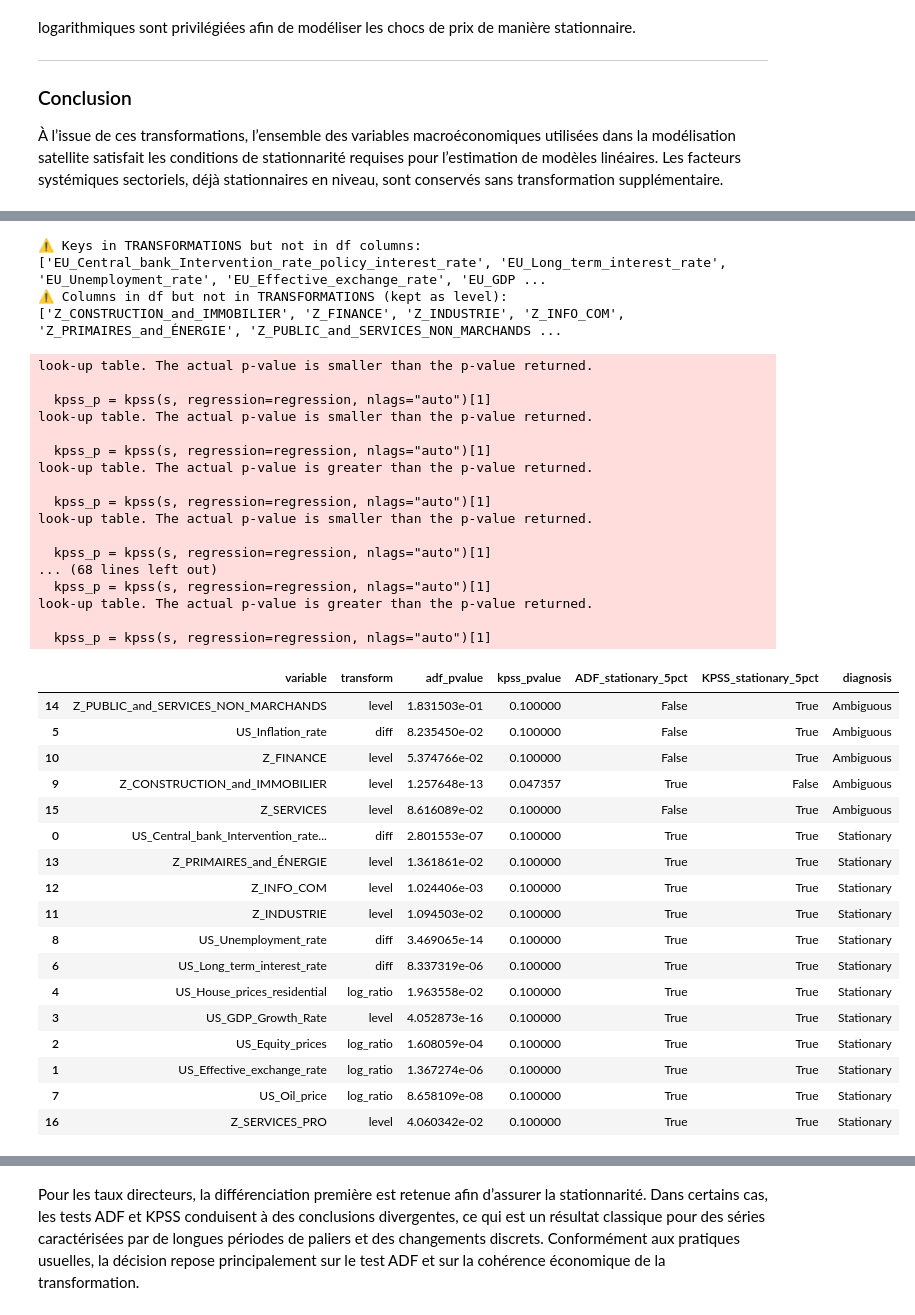
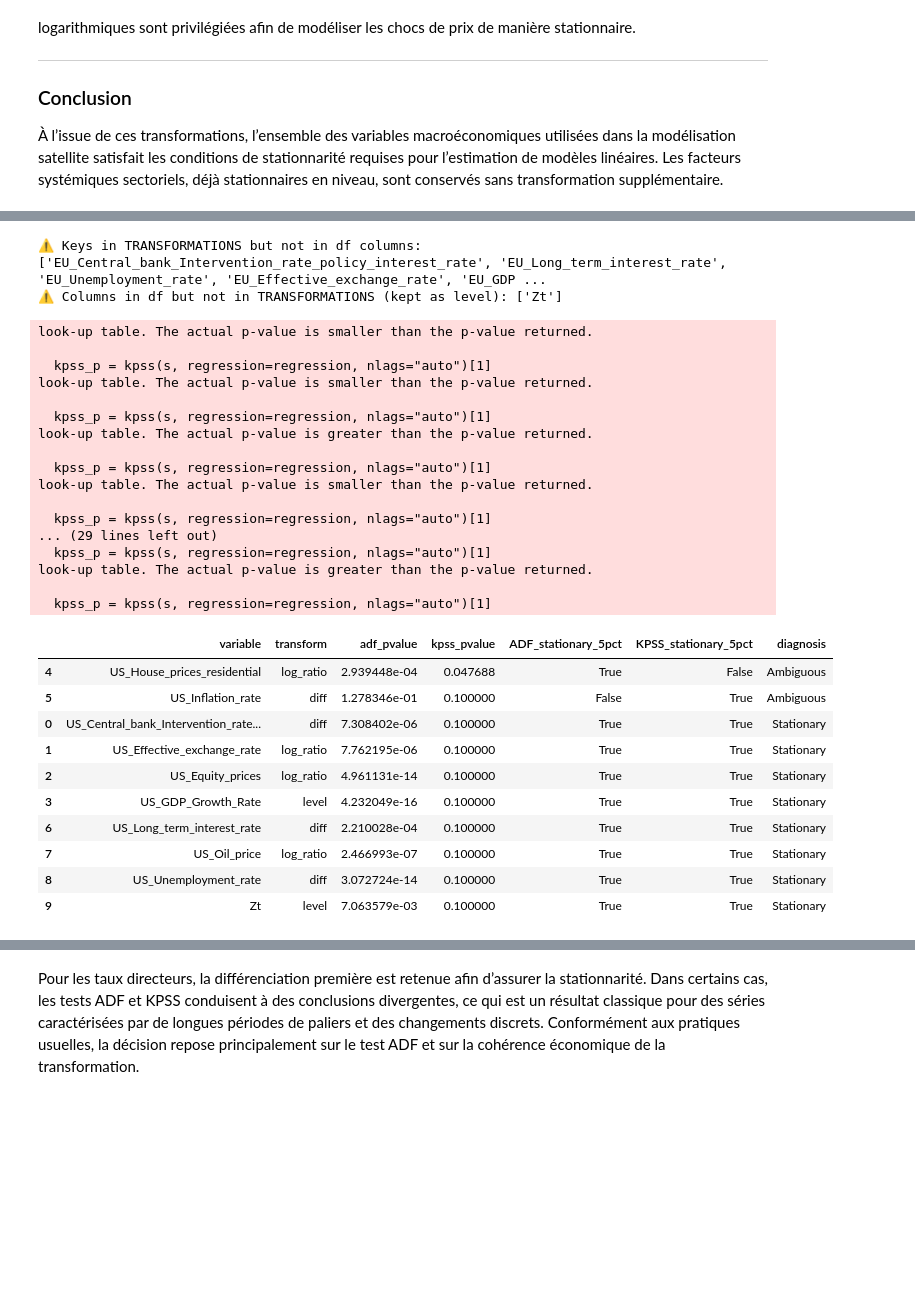
Before and after one commit to Celeste2405/PFE, a Jupyter notebook: model_averaging.ipynb, the cells around one changed output, grey strips where cells are left out. Drawn from its saved outputs; the diff is of its cells as text; code cells hidden in the pictures; blank space fills up the shorter version.

```diff
--- a/model_averaging.ipynb
+++ b/model_averaging.ipynb
@@ -303,0 +274,2 @@ df_full
+# %%
+df_full.index = pd.to_datetime([x[0] for x in df_full.index]).normalize()
@@ -452,5 +442,5 @@ def stationarity_tests_summary(
 # %%
-variables = df_full.columns.tolist()
+variables = df_full.columns.drop("quarter")# toutes sauf "quarter"
 stationarity_df = stationarity_tests_summary(df_full, variables)
 stationarity_df
 # %% [output]
@@ -556,4 +539,4 @@ Les prix des matières premières sont volatils et souvent non stationnaires en
 
 À l’issue de ces transformations, l’ensemble des variables macroéconomiques utilisées dans la modélisation satellite satisfait les conditions de stationnarité requises pour l’estimation de modèles linéaires. Les facteurs systémiques sectoriels, déjà stationnaires en niveau, sont conservés sans transformation supplémentaire.
 # %%
-df_filtre = df_full.loc["2011-04-01":"2024-01-01"]
+df_filtre = df_full.copy()
@@ -699,7 +702,7 @@ def stationarize_and_test(
     return out, before_df, after_df
 # %%
 # df_macro_wide : index = date_q, columns = variables
-out, before_df, after_df= stationarize_and_test(df_full, TRANSFORMATIONS)
+out, before_df, after_df= stationarize_and_test(df_full.drop(columns=["quarter"]), TRANSFORMATIONS)
 
 df_macro_stationary = after_df
 df_macro_stationary
@@ -852,49 +848,42 @@ def stationarize_and_test(
     return out, before_df, after_df
 # %%
 df_macro_stationary, tests_before, tests_after = stationarize_and_test(
-    df_full,
+    df_full.drop(columns=["quarter"]),
     TRANSFORMATIONS,
     alpha=0.05,
     add_prefix=False
 )
 
 df_macro_stationary.head()
 tests_after.sort_values("diagnosis").head(20)
 # %% [output]
 ⚠️ Keys in TRANSFORMATIONS but not in df columns: ['EU_Central_bank_Intervention_rate_policy_interest_rate', 'EU_Long_term_interest_rate', 'EU_Unemployment_rate', 'EU_Effective_exchange_rate', 'EU_GDP ...
-⚠️ Columns in df but not in TRANSFORMATIONS (kept as level): ['Z_CONSTRUCTION_and_IMMOBILIER', 'Z_FINANCE', 'Z_INDUSTRIE', 'Z_INFO_COM', 'Z_PRIMAIRES_and_ÉNERGIE', 'Z_PUBLIC_and_SERVICES_NON_MARCHANDS ...
+⚠️ Columns in df but not in TRANSFORMATIONS (kept as level): ['Zt']
 look-up table. The actual p-value is smaller than the p-value returned.
 
   kpss_p = kpss(s, regression=regression, nlags="auto")[1]
 look-up table. The actual p-value is smaller than the p-value returned.
 
   kpss_p = kpss(s, regression=regression, nlags="auto")[1]
 look-up table. The actual p-value is greater than the p-value returned.
 
   kpss_p = kpss(s, regression=regression, nlags="auto")[1]
 look-up table. The actual p-value is smaller than the p-value returned.
 
   kpss_p = kpss(s, regression=regression, nlags="auto")[1]
-... (68 lines left out)
+... (29 lines left out)
   kpss_p = kpss(s, regression=regression, nlags="auto")[1]
 look-up table. The actual p-value is greater than the p-value returned.
 
   kpss_p = kpss(s, regression=regression, nlags="auto")[1]
 |  | variable | transform | adf_pvalue | kpss_pvalue | ADF_stationary_5pct | KPSS_stationary_5pct | diagnosis |
-| 14 | Z_PUBLIC_and_SERVICES_NON_MARCHANDS | level | 1.831503e-01 | 0.100000 | False | True | Ambiguous |
-| 5 | US_Inflation_rate | diff | 8.235450e-02 | 0.100000 | False | True | Ambiguous |
-| 10 | Z_FINANCE | level | 5.374766e-02 | 0.100000 | False | True | Ambiguous |
-| 9 | Z_CONSTRUCTION_and_IMMOBILIER | level | 1.257648e-13 | 0.047357 | True | False | Ambiguous |
-| 15 | Z_SERVICES | level | 8.616089e-02 | 0.100000 | False | True | Ambiguous |
-| 0 | US_Central_bank_Intervention_rate... | diff | 2.801553e-07 | 0.100000 | True | True | Stationary |
-| 13 | Z_PRIMAIRES_and_ÉNERGIE | level | 1.361861e-02 | 0.100000 | True | True | Stationary |
-| 12 | Z_INFO_COM | level | 1.024406e-03 | 0.100000 | True | True | Stationary |
-| 11 | Z_INDUSTRIE | level | 1.094503e-02 | 0.100000 | True | True | Stationary |
-| 8 | US_Unemployment_rate | diff | 3.469065e-14 | 0.100000 | True | True | Stationary |
-| 6 | US_Long_term_interest_rate | diff | 8.337319e-06 | 0.100000 | True | True | Stationary |
-| 4 | US_House_prices_residential | log_ratio | 1.963558e-02 | 0.100000 | True | True | Stationary |
-| 3 | US_GDP_Growth_Rate | level | 4.052873e-16 | 0.100000 | True | True | Stationary |
-| 2 | US_Equity_prices | log_ratio | 1.608059e-04 | 0.100000 | True | True | Stationary |
-| 1 | US_Effective_exchange_rate | log_ratio | 1.367274e-06 | 0.100000 | True | True | Stationary |
-| 7 | US_Oil_price | log_ratio | 8.658109e-08 | 0.100000 | True | True | Stationary |
-| 16 | Z_SERVICES_PRO | level | 4.060342e-02 | 0.100000 | True | True | Stationary |
+| 4 | US_House_prices_residential | log_ratio | 2.939448e-04 | 0.047688 | True | False | Ambiguous |
+| 5 | US_Inflation_rate | diff | 1.278346e-01 | 0.100000 | False | True | Ambiguous |
+| 0 | US_Central_bank_Intervention_rate... | diff | 7.308402e-06 | 0.100000 | True | True | Stationary |
+| 1 | US_Effective_exchange_rate | log_ratio | 7.762195e-06 | 0.100000 | True | True | Stationary |
+| 2 | US_Equity_prices | log_ratio | 4.961131e-14 | 0.100000 | True | True | Stationary |
+| 3 | US_GDP_Growth_Rate | level | 4.232049e-16 | 0.100000 | True | True | Stationary |
+| 6 | US_Long_term_interest_rate | diff | 2.210028e-04 | 0.100000 | True | True | Stationary |
+| 7 | US_Oil_price | log_ratio | 2.466993e-07 | 0.100000 | True | True | Stationary |
+| 8 | US_Unemployment_rate | diff | 3.072724e-14 | 0.100000 | True | True | Stationary |
+| 9 | Zt | level | 7.063579e-03 | 0.100000 | True | True | Stationary |
```
Also changed, not shown: parts of 43 cells of this notebook, 10 other files.
